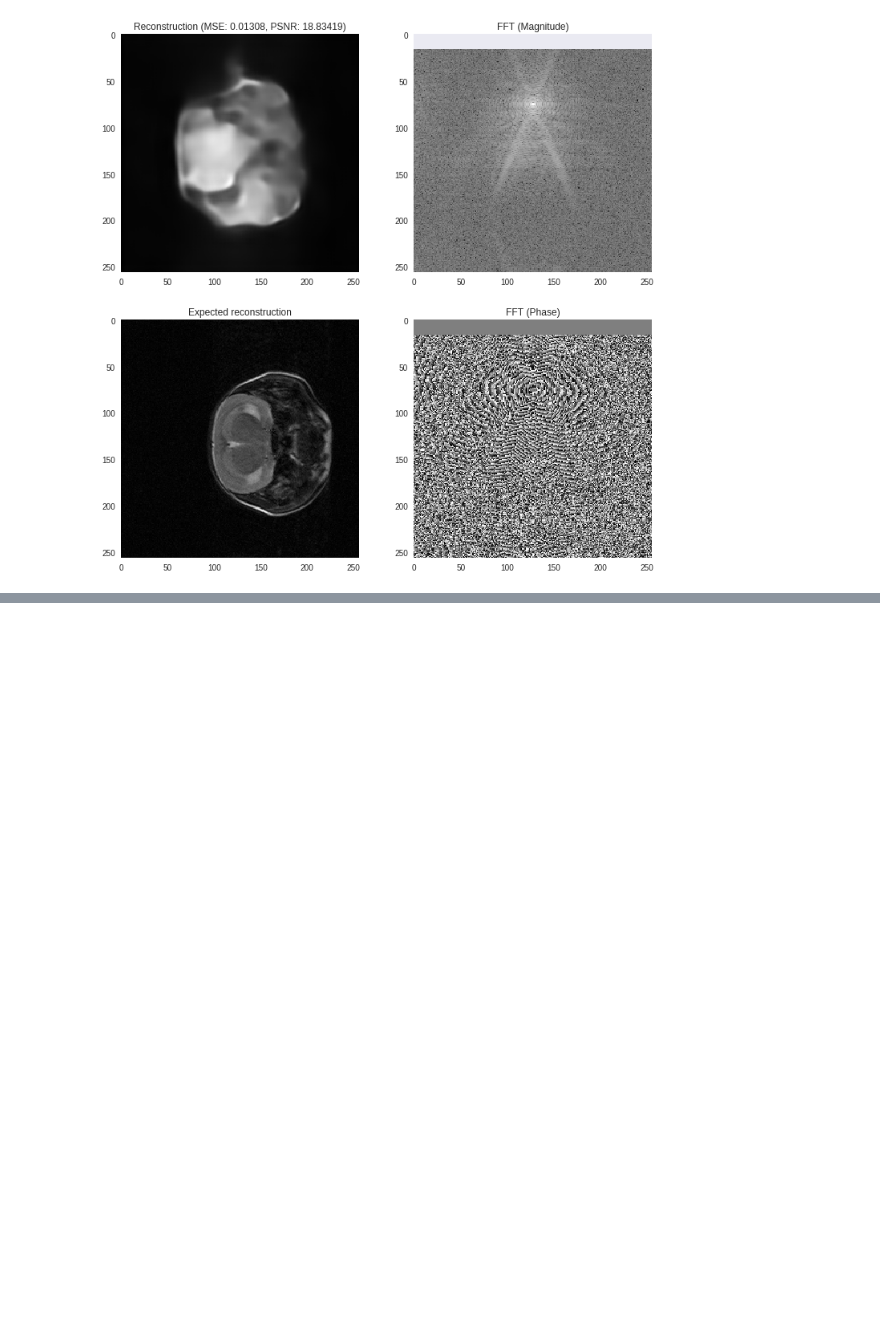
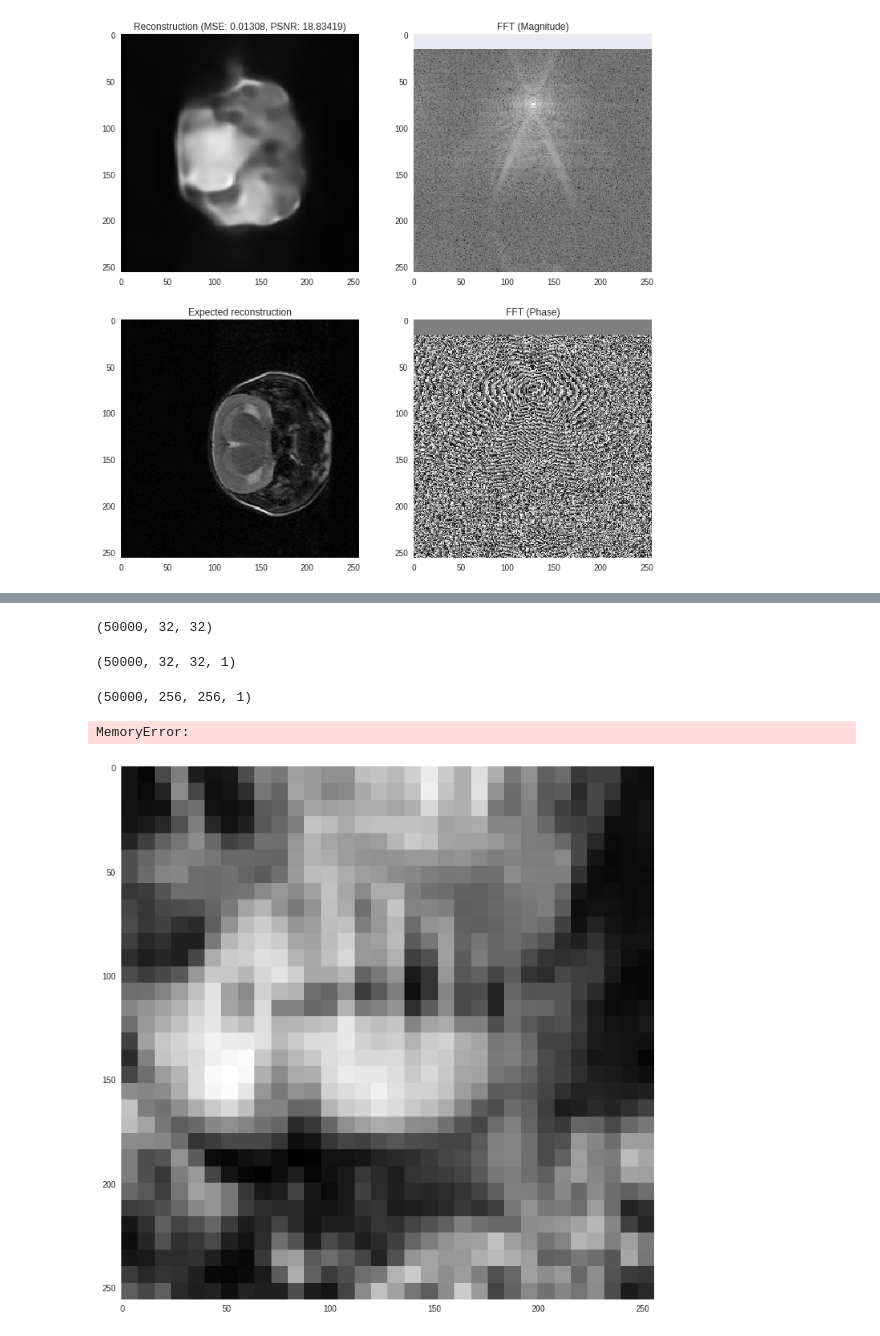
Before and after one commit to alexwal/cs230-project, a Jupyter notebook: MRI_reconstruction_example/convert_raw_automap_dataset_to_tfrecords.ipynb, the cells around one changed output, grey strips where cells are left out. Saved outputs shown, nothing was run; the diff lists cells and outputs as text; code cells hidden in the pictures; blank space fills up the shorter version.

Commit message:
simulate additional training data with cifar100

```diff
--- a/MRI_reconstruction_example/convert_raw_automap_dataset_to_tfrecords.ipynb
+++ b/MRI_reconstruction_example/convert_raw_automap_dataset_to_tfrecords.ipynb
@@ -588,0 +591,16 @@ Class: 1
+# %%
+# Download some data (using natural images)
+from keras.datasets import cifar100
+(x_train, _ ), (x_test, _) = cifar100.load_data(label_mode='fine')
+
+#Convert x_train to float32,grayscale
+x_train = x_train.astype('float32')
+x_train =1/255*( 0.299*(x_train[:,:,:,0]) + 0.587*(x_train[:,:,:,1]) +  0.114*(x_train[:,:,:,2]) )
+
+#Convert x_test to float32,grayscale
+x_test = x_test.astype('float32')
+x_test =1/255*( 0.299*(x_test[:,:,:,0]) + 0.587*(x_test[:,:,:,1]) +  0.114*(x_test[:,:,:,2]) )
+
+# Show stats of images
+print('Dimensions of x_train are ' + str(x_train.shape) + '[ Examples x Nx x Ny x Channels]')
+print('Dimensions of x_test  are ' + str(x_test.shape) + '[ Examples x Nx x Ny x Channels]')
@@ -588,0 +613,37 @@ Class: 1
+# %%
+x_train.shape
+# %% [output]
+(50000, 32, 32)
+# %%
+np.expand_dims(x_train, -1).shape
+# %% [output]
+(50000, 32, 32, 1)
+# %%
+with tf.device('/cpu:0'):
+    x_train2 = tf.keras.backend.resize_images(
+        np.expand_dims(x_train, -1),
+        height_factor=8, # 32 * 8 = 256
+        width_factor=8,
+        data_format='channels_last',
+        interpolation='nearest').numpy()
+# %%
+x_train2.shape
+# %% [output]
+(50000, 256, 256, 1)
+# %%
+'''
+Fourier transforms
+'''
+kspace_train = np.zeros_like(x_train2, dtype=np.complex128)
+for i in range(len(x_train2)):
+    kspace_train[i, ...] = utils.signal_processing.fft_2D_centered(x_train2[i])
+
+# kspace_test = np.zeros_like(x_test, dtype=np.complex128)
+# for i in range(len(x_test)):
+#     kspace_test[i, ...] = utils.signal_processing.fft_2D_centered(x_test[i])
+# %% [output]
+MemoryError:
+# %%
+utils.plot.imshowgray(x_train2[4].squeeze())
+# %% [output]
+[figure, added]
```
Also changed, not shown: parts of 26 cells of this notebook.
